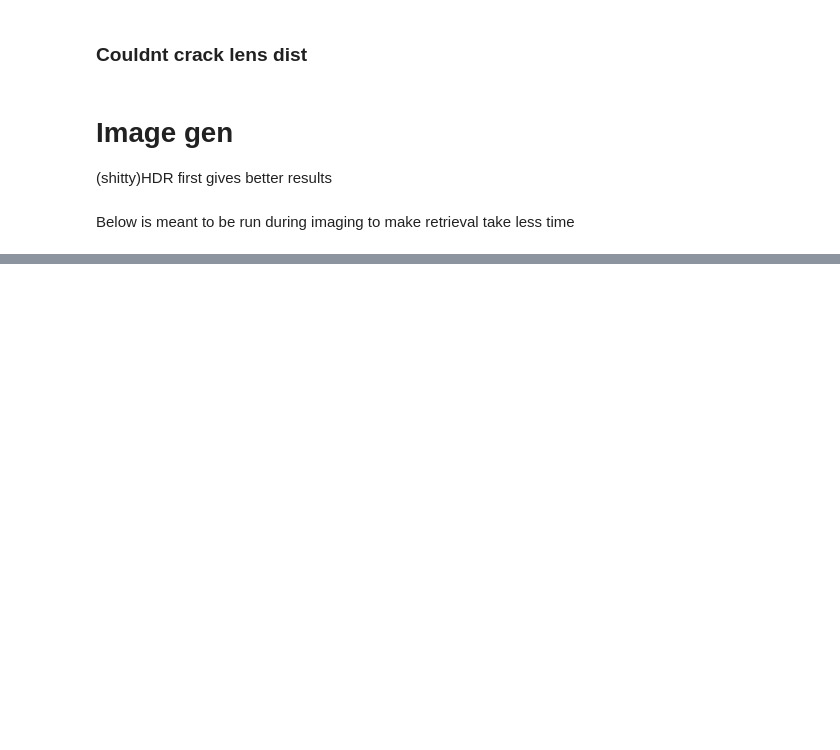
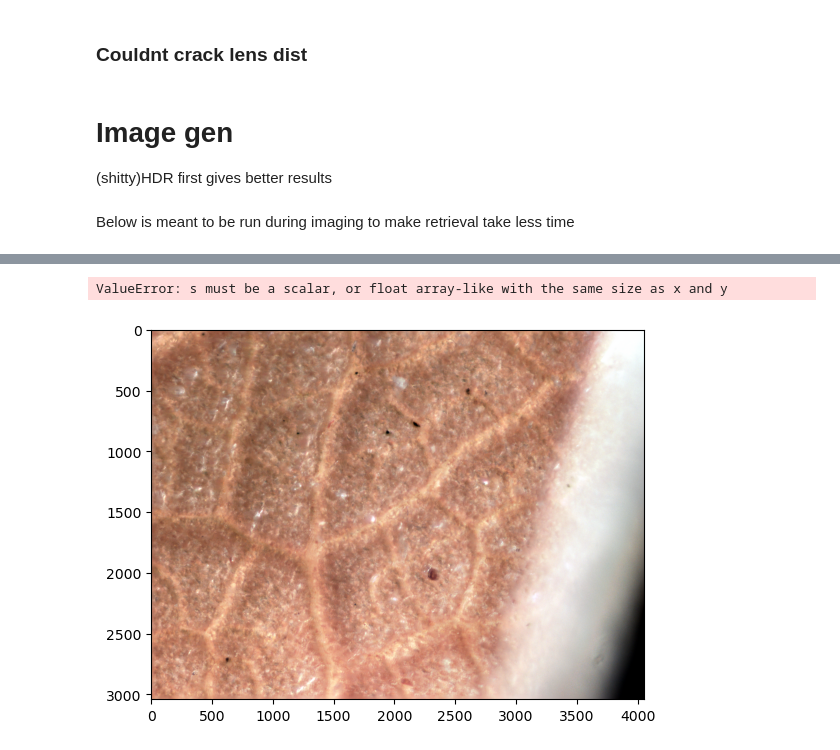
Before and after one commit to Naderschah/64MP_DSLR_controller, a Jupyter notebook: calibrate.ipynb, the cells around one changed output, grey strips where cells are left out. Drawn from its saved outputs; the diff is of its cells as text; code cells hidden in the pictures; blank space fills up the shorter version.

```diff
--- a/calibrate.ipynb
+++ b/calibrate.ipynb
@@ -30,8 +34,8 @@ plt.imshow(mflat)
 # Image gen
 (shitty)HDR first gives better results
 # %%
-rasp_dir = '/media/raspberry/felix/Images/img_18/'
-name = 'old_leaf'
+rasp_dir = '/media/raspberry/felix/Images/img_0/'
+name = 'whiteboard_eraser'
 img_dir = '/home/felix/Pictures/'+name
 completed_pictures = '/home/felix/Pictures/'+name+'/completed/'
 # TODO: Add file in raspi to tell when to stop rsync
@@ -89,0 +209,21 @@ for i in os.listdir(img_dir):
+# %%
+import numpy as np
+import matplotlib.pyplot as plt
+import matplotlib.cbook as cbook
+
+# Example image
+image = plt.imread(completed_pictures+'hdr_result_2f.png')
+
+(r, c, b) = np.shape(image)
+
+# X and Y coordinates of points in the image, spaced by 10.
+(X, Y) = np.meshgrid(range(0, c, 10), range(0, r, 10))
+
+# Display the image
+plt.imshow(image)
+# Plot points from the image.
+plt.scatter(X, Y, image[Y,X])
+plt.show()
+# %% [output]
+ValueError: s must be a scalar, or float array-like with the same size as x and y
+[figure, added]
```
Also changed, not shown: parts of 19 cells of this notebook, 3 other files.
